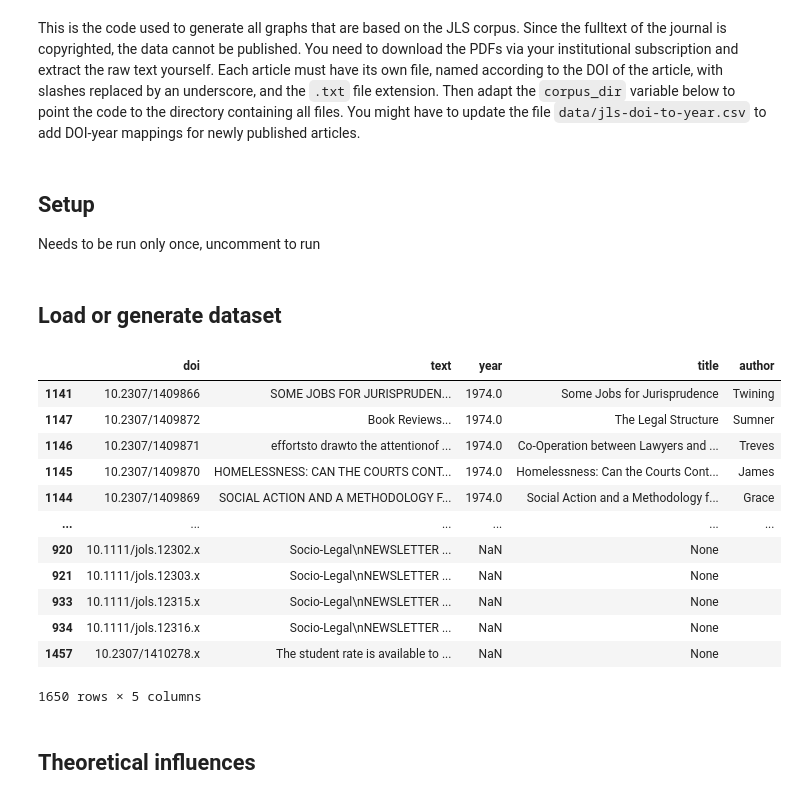
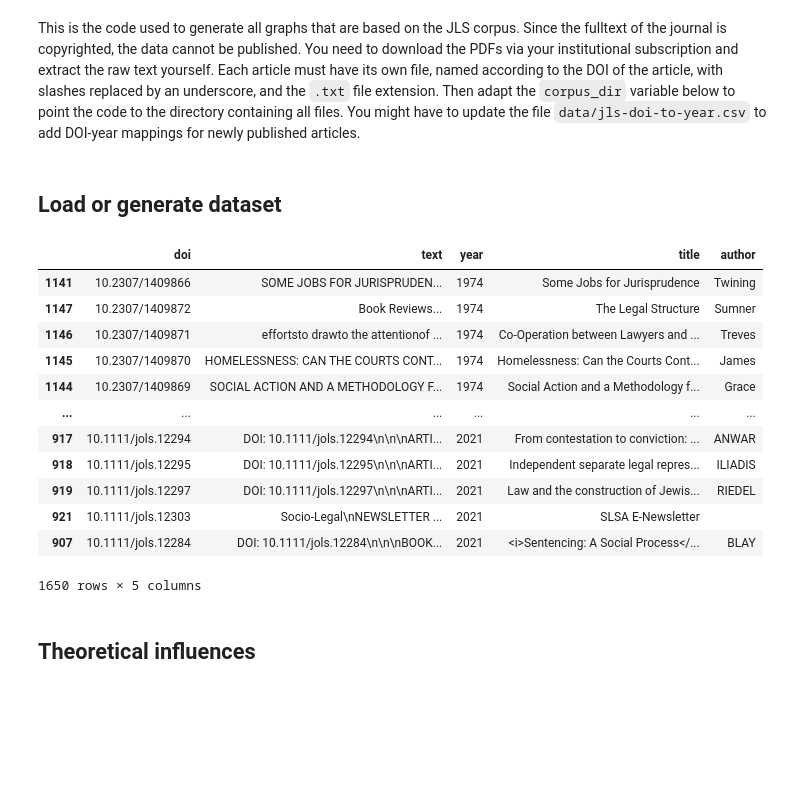
Before and after one commit to cboulanger/jls-bibliometry, a Jupyter notebook: jls-corpus-analyses.ipynb, the cells around one changed output. Drawn from its saved outputs; the diff is of its cells as text; code cells hidden in the pictures; blank space fills up the shorter version.

```diff
--- a/jls-corpus-analyses.ipynb
+++ b/jls-corpus-analyses.ipynb
@@ -2,7 +2,3 @@
 # JLS corpus analyses
 # %% [markdown]
 This is the code used to generate all graphs that are based on the JLS corpus. Since the fulltext of the journal is copyrighted, the data cannot be published. You need to download the PDFs via your institutional subscription and extract the raw text yourself. Each article must have its own file, named according to the DOI of the article, with slashes replaced by an underscore, and the `.txt` file extension. Then adapt the `corpus_dir` variable below to point the code to the directory containing all files. You might have to update the file `data/jls-doi-to-year.csv` to add DOI-year mappings for newly published articles.
-# %% [markdown]
-## Setup
-
-Needs to be run only once, uncomment to run
@@ -15,35 +5,23 @@ Needs to be run only once, uncomment to run
 # %% [markdown]
 ## Load or generate dataset
-# %%
-import os
-import pickle
-from scripts.utils import create_corpus, DOICache
-from dotenv import load_dotenv
-load_dotenv()
-if not os.path.exists('cache/jls-corpus.pkl'):
-    corpus_dir = os.getenv('CORPUS_BASE_DIR') + '/FULLTEXTS/JLS/jls-txt'
-    doi_cache = DOICache("data/jls-doi-to-year.csv")
-    articles_df = create_corpus(corpus_dir, doi_cache)
-    with open('cache/jls-corpus.pkl', mode='wb') as f:
-        pickle.dump(articles_df, f)
-else:
-    with open('cache/jls-corpus.pkl', mode='rb') as f:
-        articles_df = pickle.load(f)
-articles_df
-# %% [output]
-|  | doi | text | year | title | author |
-| 1141 | 10.2307/1409866 | SOME JOBS FOR JURISPRUDEN... | 1974.0 | Some Jobs for Jurisprudence | Twining |
-| 1147 | 10.2307/1409872 | Book Reviews... | 1974.0 | The Legal Structure | Sumner |
-| 1146 | 10.2307/1409871 | effortsto drawto the attentionof ... | 1974.0 | Co-Operation between Lawyers and ... | Treves |
-| 1145 | 10.2307/1409870 | HOMELESSNESS: CAN THE COURTS CONT... | 1974.0 | Homelessness: Can the Courts Cont... | James |
-| 1144 | 10.2307/1409869 | SOCIAL ACTION AND A METHODOLOGY F... | 1974.0 | Social Action and a Methodology f... | Grace |
-| ... | ... | ... | ... | ... | ... |
-| 920 | 10.1111/jols.12302.x | Socio-Legal\nNEWSLETTER ... | NaN | None |  |
-| 921 | 10.1111/jols.12303.x | Socio-Legal\nNEWSLETTER ... | NaN | None |  |
-| 933 | 10.1111/jols.12315.x | Socio-Legal\nNEWSLETTER ... | NaN | None |  |
-| 934 | 10.1111/jols.12316.x | Socio-Legal\nNEWSLETTER ... | NaN | None |  |
-| 1457 | 10.2307/1410278.x | The student rate is available to ... | NaN | None |  |
-1650 rows × 5 columns
+# %%
+from scripts.utils import create_cached_corpus
+corpus = create_cached_corpus("jls3")
+corpus
+# %% [output]
+|  | doi | text | year | title | author |
+| 1141 | 10.2307/1409866 | SOME JOBS FOR JURISPRUDEN... | 1974 | Some Jobs for Jurisprudence | Twining |
+| 1147 | 10.2307/1409872 | Book Reviews... | 1974 | The Legal Structure | Sumner |
+| 1146 | 10.2307/1409871 | effortsto drawto the attentionof ... | 1974 | Co-Operation between Lawyers and ... | Treves |
+| 1145 | 10.2307/1409870 | HOMELESSNESS: CAN THE COURTS CONT... | 1974 | Homelessness: Can the Courts Cont... | James |
+| 1144 | 10.2307/1409869 | SOCIAL ACTION AND A METHODOLOGY F... | 1974 | Social Action and a Methodology f... | Grace |
+| ... | ... | ... | ... | ... | ... |
+| 917 | 10.1111/jols.12294 | DOI: 10.1111/jols.12294\n\n\nARTI... | 2021 | From contestation to conviction: ... | ANWAR |
+| 918 | 10.1111/jols.12295 | DOI: 10.1111/jols.12295\n\n\nARTI... | 2021 | Independent separate legal repres... | ILIADIS |
+| 919 | 10.1111/jols.12297 | DOI: 10.1111/jols.12297\n\n\nARTI... | 2021 | Law and the construction of Jewis... | RIEDEL |
+| 921 | 10.1111/jols.12303 | Socio-Legal\nNEWSLETTER ... | 2021 | SLSA E‐Newsletter |  |
+| 907 | 10.1111/jols.12284 | DOI: 10.1111/jols.12284\n\n\nBOOK... | 2021 | <i>Sentencing: A Social Process</... | BLAY |
+1650 rows × 5 columns
 # %% [markdown]
 ## Theoretical influences
 # %%
```
Also changed, not shown: parts of 3 cells of this notebook, 34 other files.
